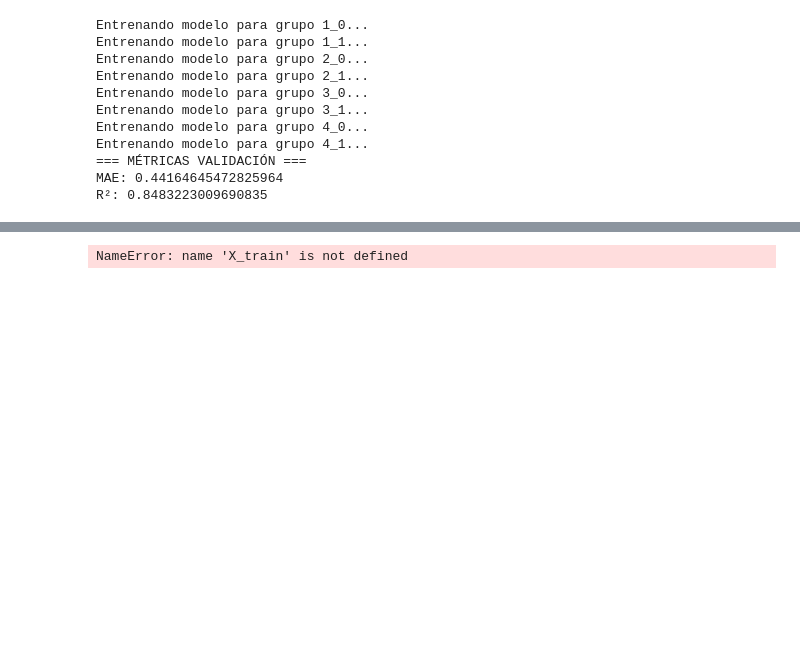
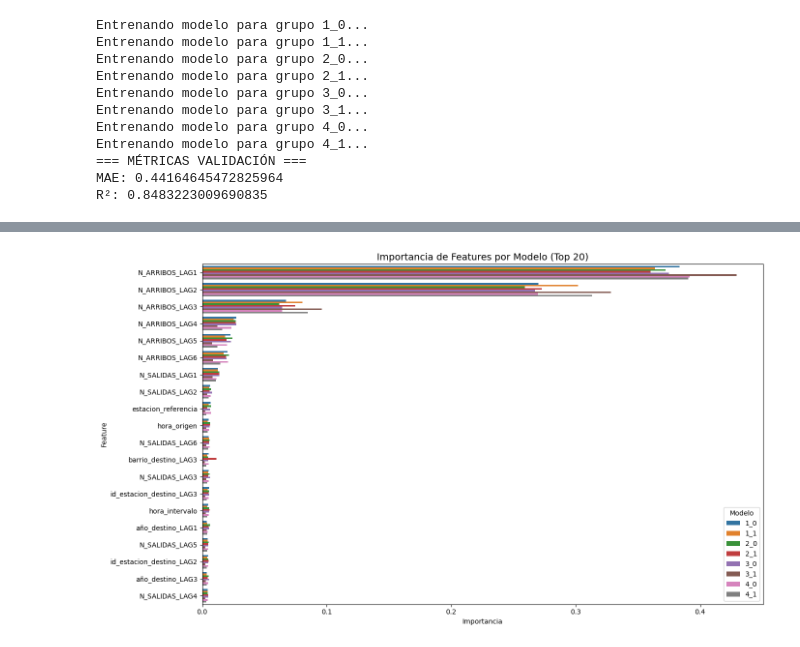
Before and after one commit to athinasalimm/FINAL_ML, a Jupyter notebook: random_forest.ipynb, the cells around one changed output, grey strips where cells are left out. Cells and saved outputs as stored; diff of their text form; code cells hidden in the pictures; blank space fills up the shorter version.

```diff
--- a/random_forest.ipynb
+++ b/random_forest.ipynb
@@ -729,37 +736,39 @@ Entrenando modelo para grupo 2_1...
 # %%
 import pandas as pd
 import matplotlib.pyplot as plt
 import seaborn as sns
 
-def graficar_importancias_por_modelo(modelos, X_train, top_n=20):
+def graficar_importancias_barplot(modelos, X_train, top_n=20):
     features = X_train.drop(columns=["grupo_modelo"]).columns
 
-    # Crear DataFrame con una columna por modelo (grupo)
+    # Crear DataFrame con las importancias
     importancias_df = pd.concat(
         [pd.Series(modelo.feature_importances_, index=features, name=grupo)
          for grupo, modelo in modelos.items()],
         axis=1
-    )
+    ).T
 
-    # Transponer: filas = grupos, columnas = features
-    importancias_df = importancias_df.T
+    # Elegir top_n features por importancia promedio
+    cols_top = importancias_df.mean().sort_values(ascending=False).index[:top_n]
+    df_top = importancias_df[cols_top]
 
-    # Ordenar columnas por importancia promedio
-    cols_ordenadas = importancias_df.mean().sort_values(ascending=False).index[:top_n]
-    df_top = importancias_df[cols_ordenadas]
+    # Pasar a formato largo para graficar con seaborn
+    df_melt = df_top.reset_index().melt(id_vars="index", var_name="feature", value_name="importancia")
+    df_melt.rename(columns={"index": "modelo"}, inplace=True)
 
-    # Graficar heatmap
-    plt.figure(figsize=(12, max(6, 0.5 * len(modelos))))
-    sns.heatmap(df_top, cmap="YlGnBu", annot=False)
+    # Plot
+    plt.figure(figsize=(14, max(6, 0.4 * top_n)))
+    sns.barplot(data=df_melt, x="importancia", y="feature", hue="modelo")
     plt.title(f"Importancia de Features por Modelo (Top {top_n})", fontsize=14)
-    plt.xlabel("Feature")
-    plt.ylabel("Grupo")
+    plt.xlabel("Importancia")
+    plt.ylabel("Feature")
+    plt.legend(title="Modelo")
     plt.tight_layout()
     plt.show()
 
-graficar_importancias_por_modelo(modelos, X_train, top_n=20)
+graficar_importancias_barplot(modelos, X_train, top_n=20)
 # %% [output]
-NameError: name 'X_train' is not defined
+[figure, added]
 # %%
 from xgboost import XGBRegressor
 from sklearn.metrics import mean_absolute_error, r2_score
```
Also changed, not shown: parts of 3 cells of this notebook.
